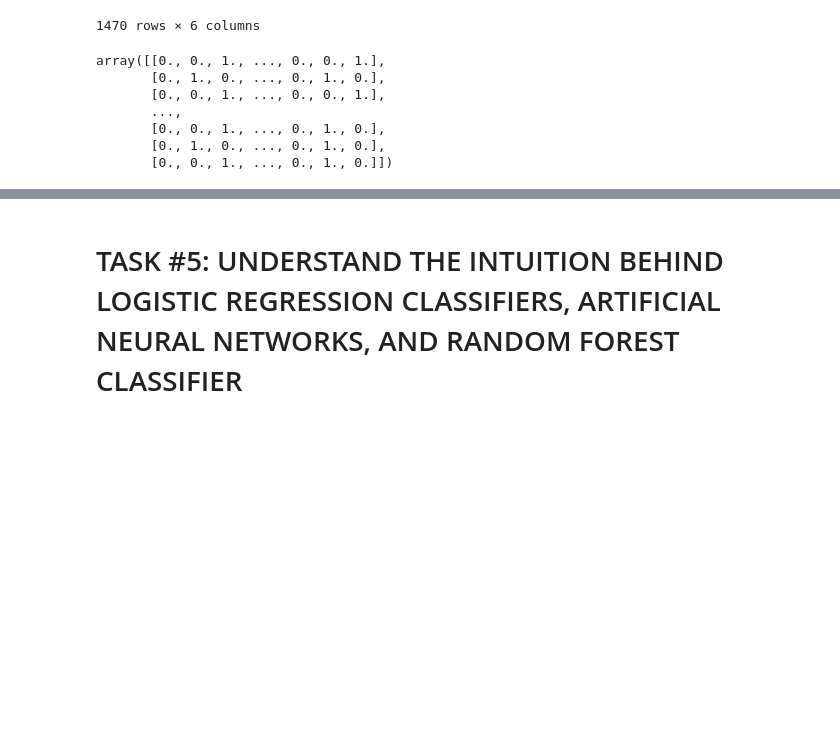
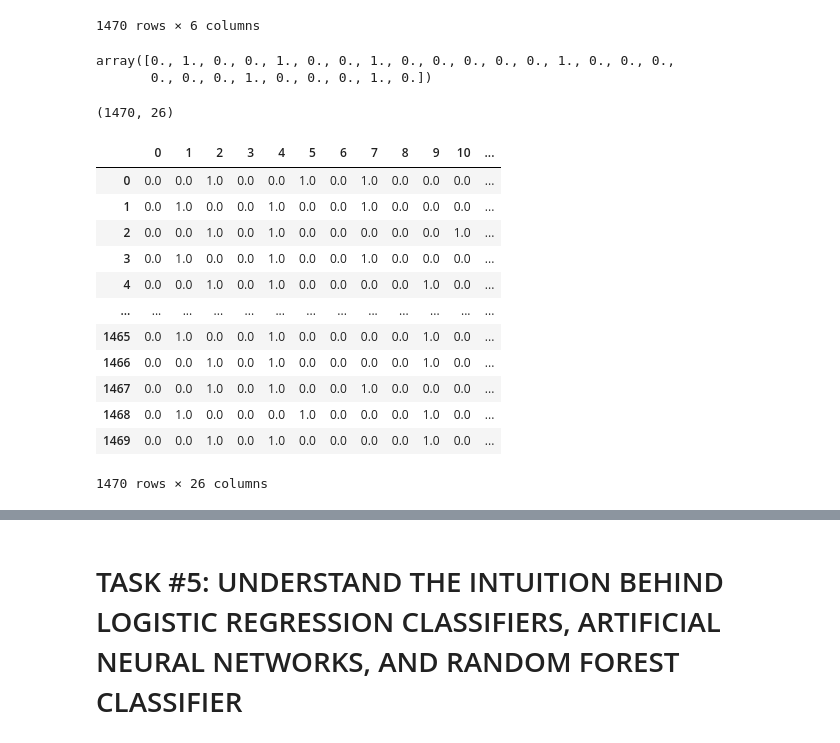
Before and after one commit to yoelagustinus/DataScience_BusinessCase, a Jupyter notebook: 1. Human Resources Data/Human_Resources_Department_Skeleton.ipynb, the cells around one changed output, grey strips where cells are left out. Cells and saved outputs as stored; diff of their text form; code cells hidden in the pictures; blank space fills up the shorter version.

```diff
--- a/1. Human Resources Data/Human_Resources_Department_Skeleton.ipynb
+++ b/1. Human Resources Data/Human_Resources_Department_Skeleton.ipynb
@@ -320,12 +317,7 @@ from sklearn.preprocessing import OneHotEncoder
 onehotencoder = OneHotEncoder()
 X_cat = onehotencoder.fit_transform(X_cat).toarray()
 # %%
-X_cat
+X_cat[1]
 # %% [output]
-array([[0., 0., 1., ..., 0., 0., 1.],
-       [0., 1., 0., ..., 0., 1., 0.],
-       [0., 0., 1., ..., 0., 0., 1.],
-       ...,
-       [0., 0., 1., ..., 0., 1., 0.],
-       [0., 1., 0., ..., 0., 1., 0.],
-       [0., 0., 1., ..., 0., 1., 0.]])
+array([0., 1., 0., 0., 1., 0., 0., 1., 0., 0., 0., 0., 0., 1., 0., 0., 0.,
+       0., 0., 0., 1., 0., 0., 0., 1., 0.])
@@ -333,0 +324,21 @@ array([[0., 0., 1., ..., 0., 0., 1.],
+# %%
+X_cat.shape
+# %% [output]
+(1470, 26)
+# %%
+X_cat = pd.DataFrame(X_cat)
+X_cat
+# %% [output]
+|  | 0 | 1 | 2 | 3 | 4 | 5 | 6 | 7 | 8 | 9 | 10 | ... |
+| 0 | 0.0 | 0.0 | 1.0 | 0.0 | 0.0 | 1.0 | 0.0 | 1.0 | 0.0 | 0.0 | 0.0 | ... |
+| 1 | 0.0 | 1.0 | 0.0 | 0.0 | 1.0 | 0.0 | 0.0 | 1.0 | 0.0 | 0.0 | 0.0 | ... |
+| 2 | 0.0 | 0.0 | 1.0 | 0.0 | 1.0 | 0.0 | 0.0 | 0.0 | 0.0 | 0.0 | 1.0 | ... |
+| 3 | 0.0 | 1.0 | 0.0 | 0.0 | 1.0 | 0.0 | 0.0 | 1.0 | 0.0 | 0.0 | 0.0 | ... |
+| 4 | 0.0 | 0.0 | 1.0 | 0.0 | 1.0 | 0.0 | 0.0 | 0.0 | 0.0 | 1.0 | 0.0 | ... |
+| ... | ... | ... | ... | ... | ... | ... | ... | ... | ... | ... | ... | ... |
+| 1465 | 0.0 | 1.0 | 0.0 | 0.0 | 1.0 | 0.0 | 0.0 | 0.0 | 0.0 | 1.0 | 0.0 | ... |
+| 1466 | 0.0 | 0.0 | 1.0 | 0.0 | 1.0 | 0.0 | 0.0 | 0.0 | 0.0 | 1.0 | 0.0 | ... |
+| 1467 | 0.0 | 0.0 | 1.0 | 0.0 | 1.0 | 0.0 | 0.0 | 1.0 | 0.0 | 0.0 | 0.0 | ... |
+| 1468 | 0.0 | 1.0 | 0.0 | 0.0 | 0.0 | 1.0 | 0.0 | 0.0 | 0.0 | 1.0 | 0.0 | ... |
+| 1469 | 0.0 | 0.0 | 1.0 | 0.0 | 1.0 | 0.0 | 0.0 | 0.0 | 0.0 | 1.0 | 0.0 | ... |
+1470 rows × 26 columns
```
Also changed, not shown: parts of 10 cells of this notebook.
